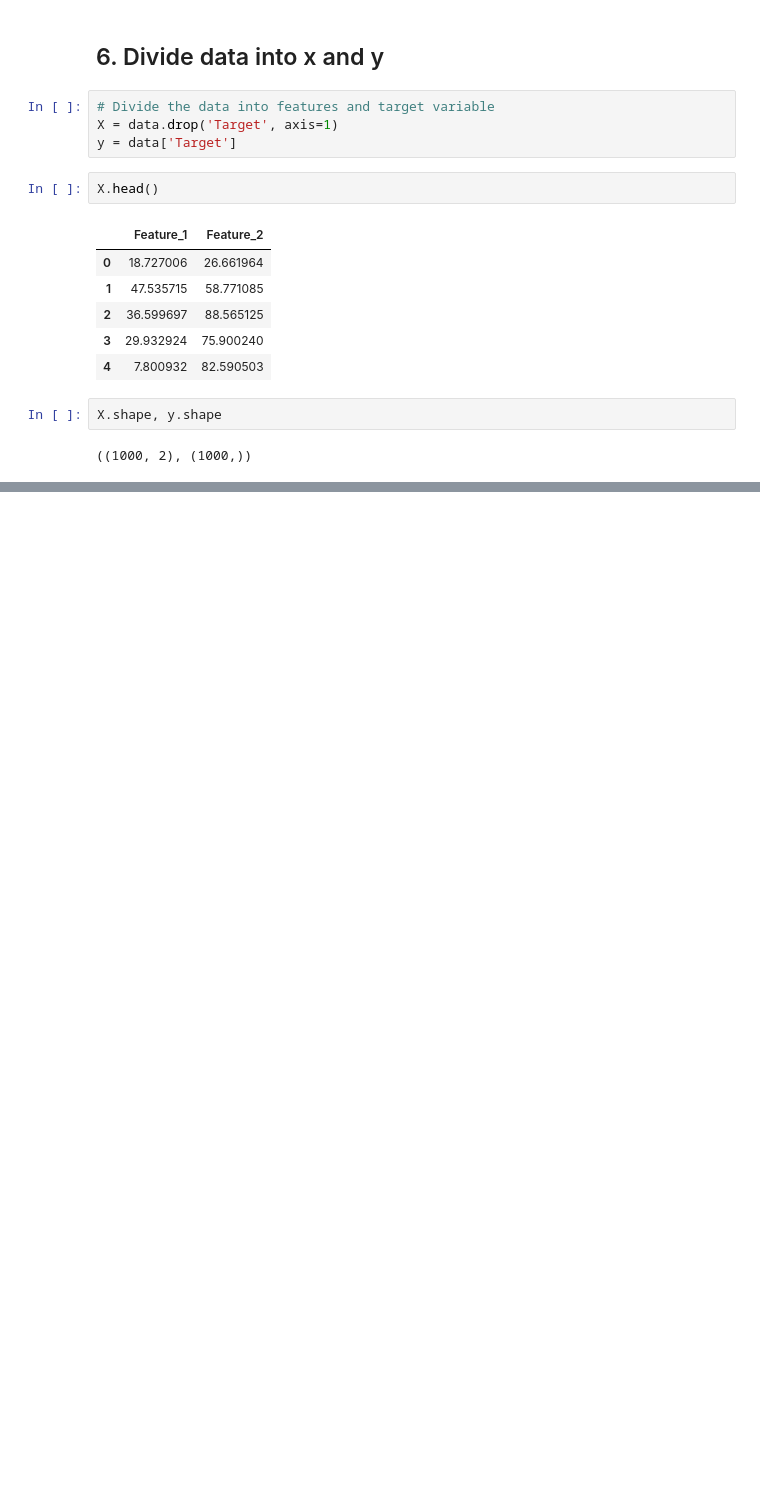
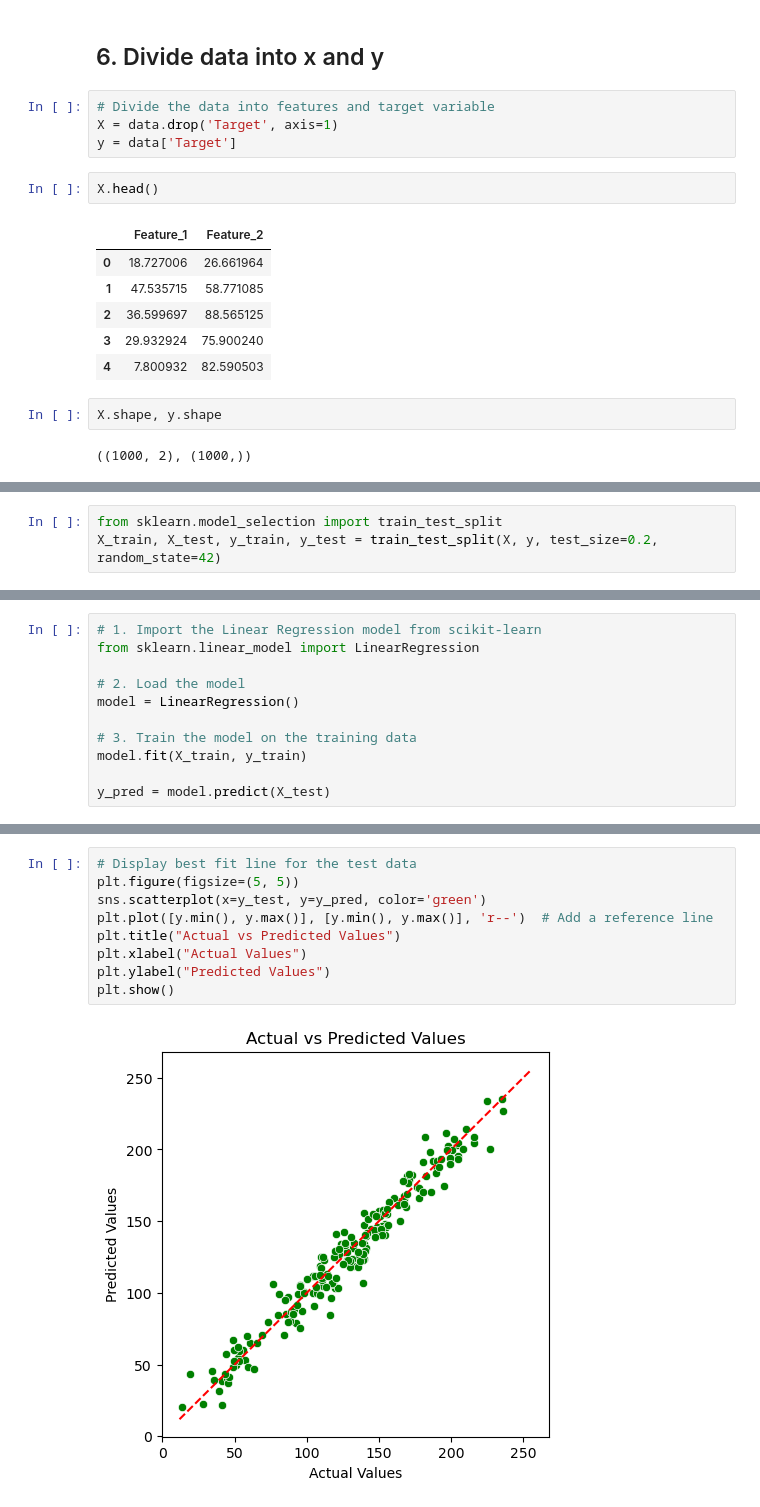
Before and after one commit to subxm/TekWorks, a Jupyter notebook: ML/Linear_Regression_model.ipynb, the cells around one changed output, grey strips where cells are left out. Saved outputs shown, nothing was run; the diff lists cells and outputs as text; blank space fills up the shorter version.

```diff
--- a/ML/Linear_Regression_model.ipynb
+++ b/ML/Linear_Regression_model.ipynb
@@ -100,0 +103,3 @@ X.shape, y.shape
+# %%
+from sklearn.model_selection import train_test_split
+X_train, X_test, y_train, y_test = train_test_split(X, y, test_size=0.2, random_state=42)
@@ -100,0 +108,11 @@ X.shape, y.shape
+# %%
+# 1. Import the Linear Regression model from scikit-learn
+from sklearn.linear_model import LinearRegression
+
+# 2. Load the model
+model = LinearRegression()
+
+# 3. Train the model on the training data
+model.fit(X_train, y_train)
+
+y_pred = model.predict(X_test)
@@ -100,0 +166,11 @@ X.shape, y.shape
+# %%
+# Display best fit line for the test data
+plt.figure(figsize=(5, 5))
+sns.scatterplot(x=y_test, y=y_pred, color='green')
+plt.plot([y.min(), y.max()], [y.min(), y.max()], 'r--')  # Add a reference line
+plt.title("Actual vs Predicted Values")
+plt.xlabel("Actual Values")
+plt.ylabel("Predicted Values")
+plt.show()
+# %% [output]
+[figure, added]
```
Also changed, not shown: parts of 5 cells of this notebook, 2 other files.
